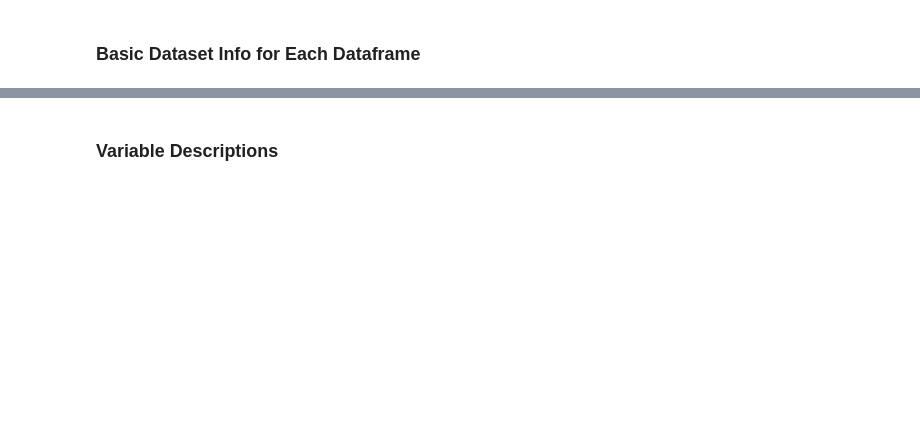
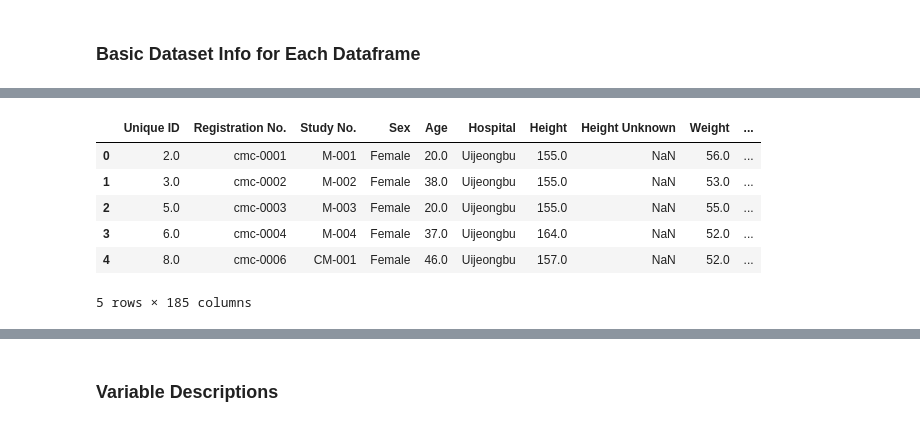
Before and after one commit to rebeccarickard/migraine-severity-prediction, a Jupyter notebook: Notebooks/01_Data_Understanding.ipynb, the cells around one changed output, grey strips where cells are left out. Saved outputs shown, nothing was run; the diff lists cells and outputs as text; code cells hidden in the pictures; blank space fills up the shorter version.

```diff
--- a/Notebooks/01_Data_Understanding.ipynb
+++ b/Notebooks/01_Data_Understanding.ipynb
@@ -48,6 +70,16 @@ memory usage: 190.9+ KB
 | 75% | 83.750000 | 42.250000 | 165.750000 | 65.250000 | 24.250000 | NaN | 8.000000 | ... |
 | max | 155.000000 | 56.000000 | 184.000000 | 86.000000 | 32.500000 | NaN | 30.000000 | ... |
 8 rows × 84 columns
+# %%
+patients.head()
+# %% [output]
+|  | Unique ID | Registration No. | Study No. | Sex | Age | Hospital | Height | Height Unknown | Weight | ... |
+| 0 | 2.0 | cmc-0001 | M-001 | Female | 20.0 | Uijeongbu | 155.0 | NaN | 56.0 | ... |
+| 1 | 3.0 | cmc-0002 | M-002 | Female | 38.0 | Uijeongbu | 155.0 | NaN | 53.0 | ... |
+| 2 | 5.0 | cmc-0003 | M-003 | Female | 20.0 | Uijeongbu | 155.0 | NaN | 55.0 | ... |
+| 3 | 6.0 | cmc-0004 | M-004 | Female | 37.0 | Uijeongbu | 164.0 | NaN | 52.0 | ... |
+| 4 | 8.0 | cmc-0006 | CM-001 | Female | 46.0 | Uijeongbu | 157.0 | NaN | 52.0 | ... |
+5 rows × 185 columns
 # %%
 headache.shape
 
```
Also changed, not shown: parts of 8 cells of this notebook, 6 other files.
